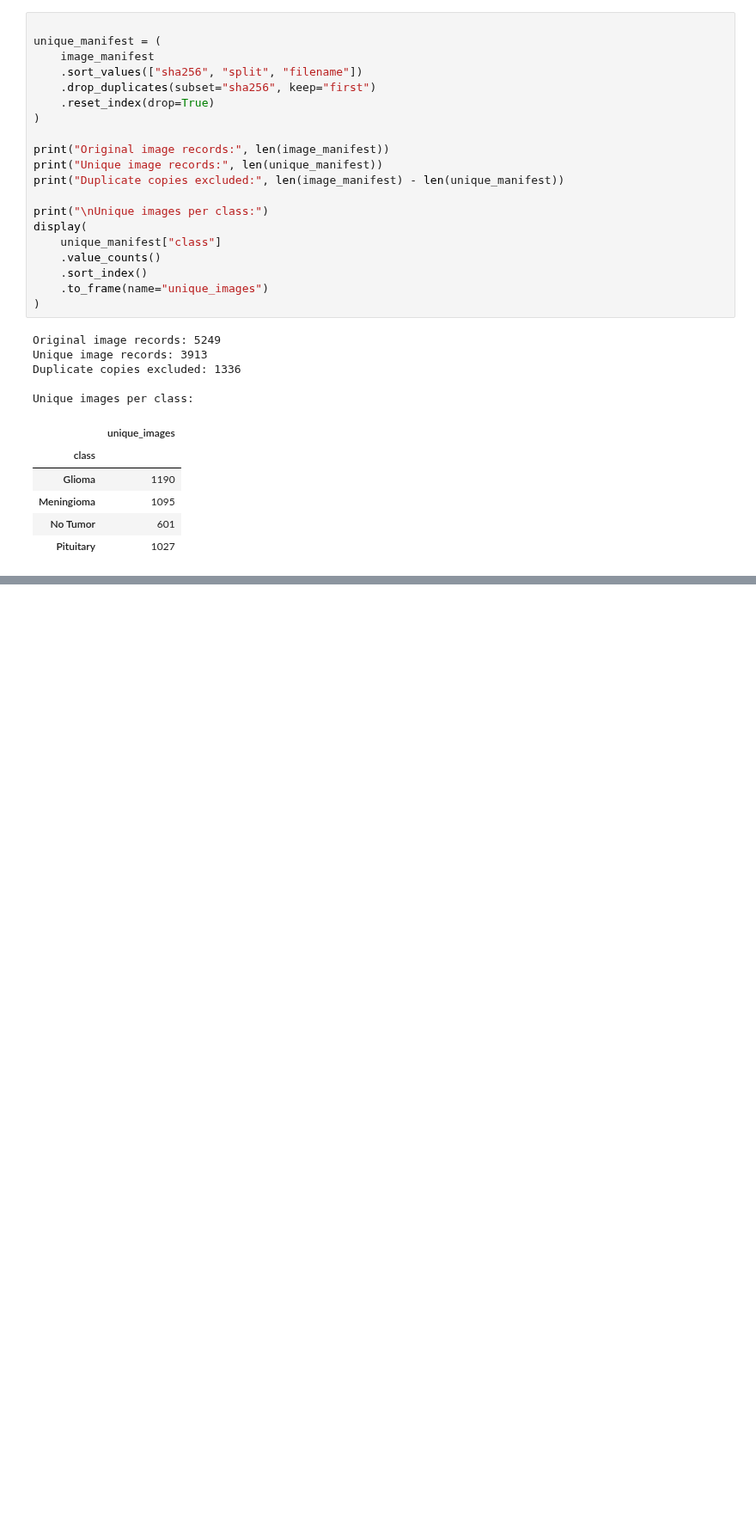
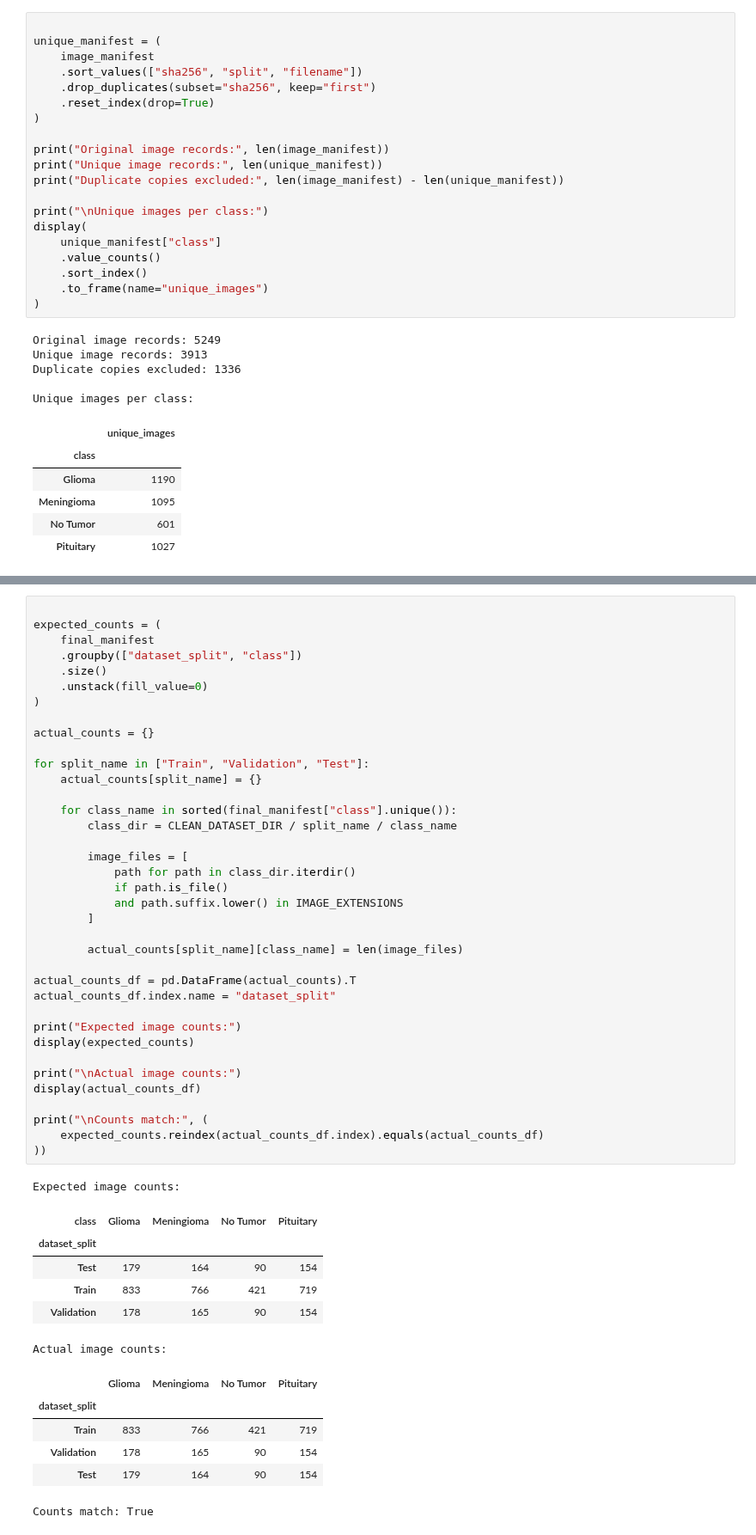
Before and after one commit to lahcen404/BrainScanAI-v2, a Jupyter notebook: notebooks/02_classification_eda.ipynb, the cells around one changed output, grey strips where cells are left out. Shown at 86% size. Drawn from its saved outputs; the diff is of its cells as text; blank space fills up the shorter version.

Commit message:
split data (Train , Validation , Test)

```diff
--- a/notebooks/02_classification_eda.ipynb
+++ b/notebooks/02_classification_eda.ipynb
@@ -908,0 +1149,51 @@ Unique images per class:
+# %%
+
+expected_counts = (
+    final_manifest
+    .groupby(["dataset_split", "class"])
+    .size()
+    .unstack(fill_value=0)
+)
+
+actual_counts = {}
+
+for split_name in ["Train", "Validation", "Test"]:
+    actual_counts[split_name] = {}
+
+    for class_name in sorted(final_manifest["class"].unique()):
+        class_dir = CLEAN_DATASET_DIR / split_name / class_name
+
+        image_files = [
+            path for path in class_dir.iterdir()
+            if path.is_file()
+            and path.suffix.lower() in IMAGE_EXTENSIONS
+        ]
+
+        actual_counts[split_name][class_name] = len(image_files)
+
+actual_counts_df = pd.DataFrame(actual_counts).T
+actual_counts_df.index.name = "dataset_split"
+
+print("Expected image counts:")
+display(expected_counts)
+
+print("\nActual image counts:")
+display(actual_counts_df)
+
+print("\nCounts match:", (
+    expected_counts.reindex(actual_counts_df.index).equals(actual_counts_df)
+))
+# %% [output]
+Expected image counts:
+| class | Glioma | Meningioma | No Tumor | Pituitary |
+| dataset_split |  |  |  |  |
+| Test | 179 | 164 | 90 | 154 |
+| Train | 833 | 766 | 421 | 719 |
+| Validation | 178 | 165 | 90 | 154 |
+Actual image counts:
+|  | Glioma | Meningioma | No Tumor | Pituitary |
+| dataset_split |  |  |  |  |
+| Train | 833 | 766 | 421 | 719 |
+| Validation | 178 | 165 | 90 | 154 |
+| Test | 179 | 164 | 90 | 154 |
+Counts match: True
```
Also changed, not shown: parts of 12 cells of this notebook, 2 other files.
